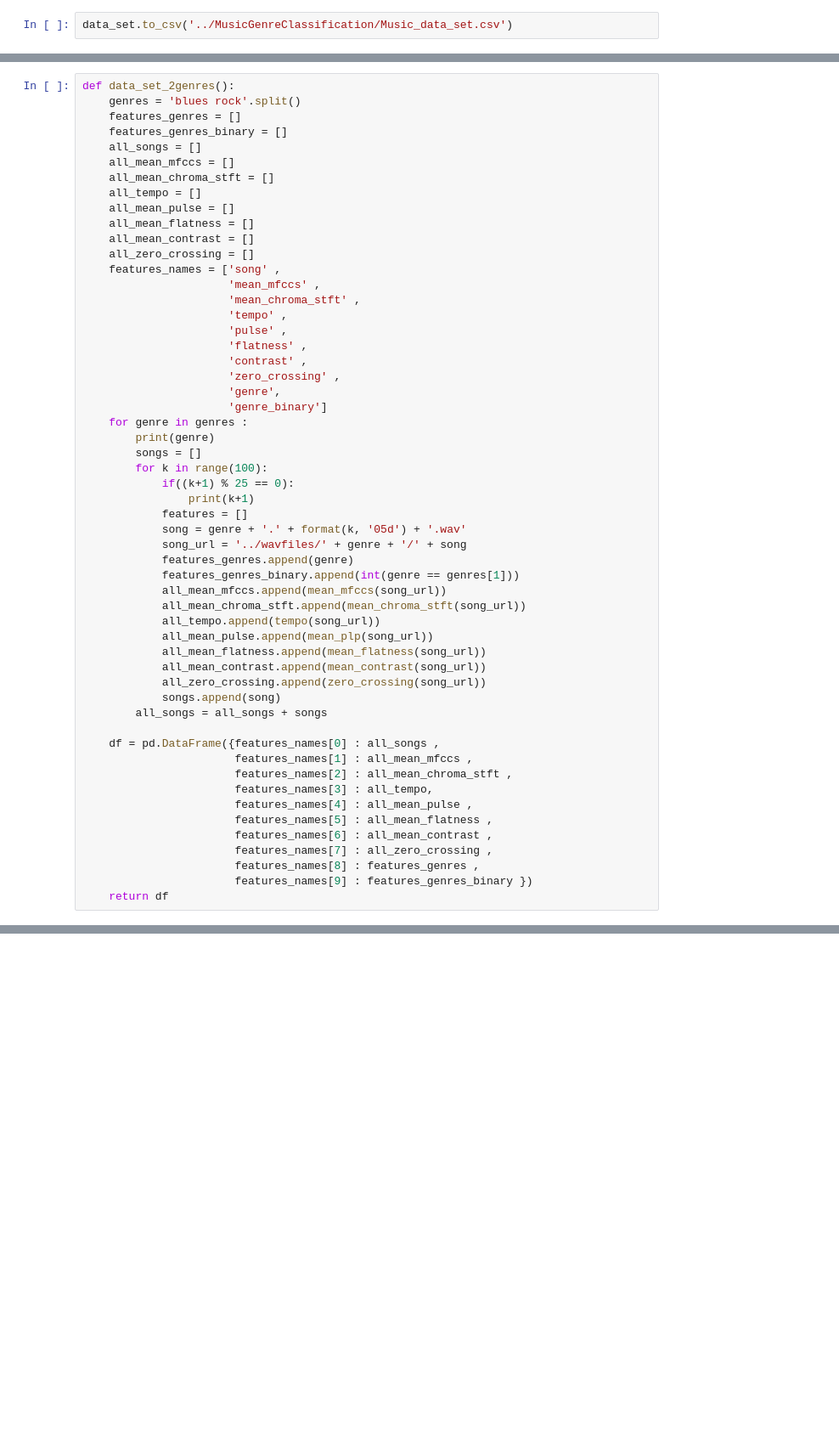
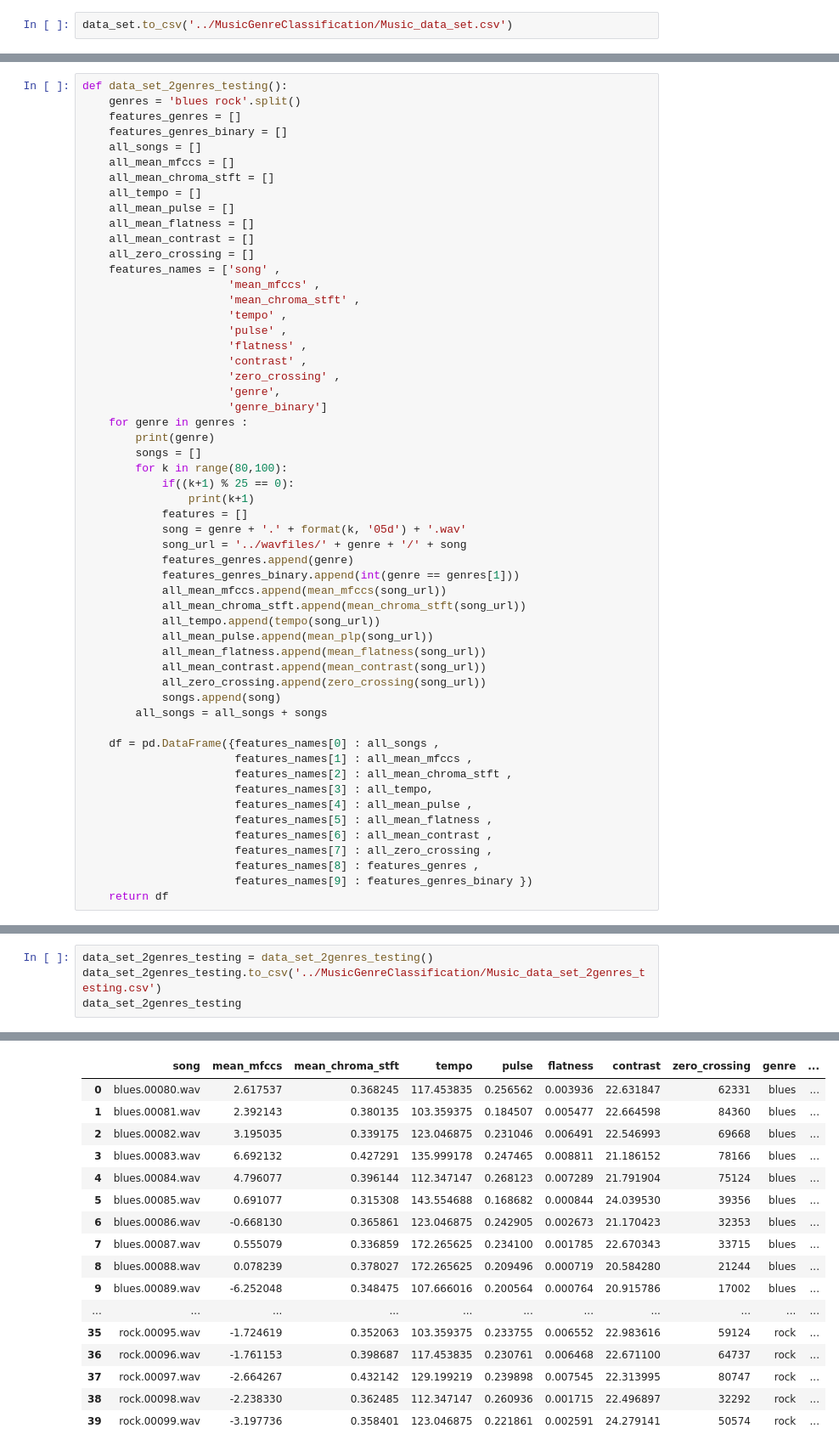
Before and after one commit to yazidmouline/MusicGenreClassification, a Jupyter notebook: Dataset.ipynb, the cells around one changed output, grey strips where cells are left out. Shown at 85% size. Cells and saved outputs as stored; diff of their text form; blank space fills up the shorter version.

```diff
--- a/Dataset.ipynb
+++ b/Dataset.ipynb
@@ -682,5 +842,5 @@ metal
 # %%
-def data_set_2genres():
+def data_set_2genres_testing():
     genres = 'blues rock'.split()
     features_genres = []
     features_genres_binary = []
@@ -705,7 +865,7 @@ def data_set_2genres():
     for genre in genres :
         print(genre)
         songs = []
-        for k in range(100):
+        for k in range(80,100):
             if((k+1) % 25 == 0):
                 print(k+1)
             features = []
@@ -771,0 +897,5 @@ genres_df = pd.read_csv('../MusicGenreClassification/Music_data_set_2genres.csv'
+# %%
+data_set_2genres_testing = data_set_2genres_testing()
+data_set_2genres_testing.to_csv('../MusicGenreClassification/Music_data_set_2genres_testing.csv')
+data_set_2genres_testing
+# %% [output]
@@ -771,0 +906,17 @@ genres_df = pd.read_csv('../MusicGenreClassification/Music_data_set_2genres.csv'
+|  | song | mean_mfccs | mean_chroma_stft | tempo | pulse | flatness | contrast | zero_crossing | genre | ... |
+| 0 | blues.00080.wav | 2.617537 | 0.368245 | 117.453835 | 0.256562 | 0.003936 | 22.631847 | 62331 | blues | ... |
+| 1 | blues.00081.wav | 2.392143 | 0.380135 | 103.359375 | 0.184507 | 0.005477 | 22.664598 | 84360 | blues | ... |
+| 2 | blues.00082.wav | 3.195035 | 0.339175 | 123.046875 | 0.231046 | 0.006491 | 22.546993 | 69668 | blues | ... |
+| 3 | blues.00083.wav | 6.692132 | 0.427291 | 135.999178 | 0.247465 | 0.008811 | 21.186152 | 78166 | blues | ... |
+| 4 | blues.00084.wav | 4.796077 | 0.396144 | 112.347147 | 0.268123 | 0.007289 | 21.791904 | 75124 | blues | ... |
+| 5 | blues.00085.wav | 0.691077 | 0.315308 | 143.554688 | 0.168682 | 0.000844 | 24.039530 | 39356 | blues | ... |
+| 6 | blues.00086.wav | -0.668130 | 0.365861 | 123.046875 | 0.242905 | 0.002673 | 21.170423 | 32353 | blues | ... |
+| 7 | blues.00087.wav | 0.555079 | 0.336859 | 172.265625 | 0.234100 | 0.001785 | 22.670343 | 33715 | blues | ... |
+| 8 | blues.00088.wav | 0.078239 | 0.378027 | 172.265625 | 0.209496 | 0.000719 | 20.584280 | 21244 | blues | ... |
+| 9 | blues.00089.wav | -6.252048 | 0.348475 | 107.666016 | 0.200564 | 0.000764 | 20.915786 | 17002 | blues | ... |
+| ... | ... | ... | ... | ... | ... | ... | ... | ... | ... | ... |
+| 35 | rock.00095.wav | -1.724619 | 0.352063 | 103.359375 | 0.233755 | 0.006552 | 22.983616 | 59124 | rock | ... |
+| 36 | rock.00096.wav | -1.761153 | 0.398687 | 117.453835 | 0.230761 | 0.006468 | 22.671100 | 64737 | rock | ... |
+| 37 | rock.00097.wav | -2.664267 | 0.432142 | 129.199219 | 0.239898 | 0.007545 | 22.313995 | 80747 | rock | ... |
+| 38 | rock.00098.wav | -2.238330 | 0.362485 | 112.347147 | 0.260936 | 0.001715 | 22.496897 | 32292 | rock | ... |
+| 39 | rock.00099.wav | -3.197736 | 0.358401 | 123.046875 | 0.221861 | 0.002591 | 24.279141 | 50574 | rock | ... |
```
Also changed, not shown: parts of 11 cells of this notebook, 3 other files.
